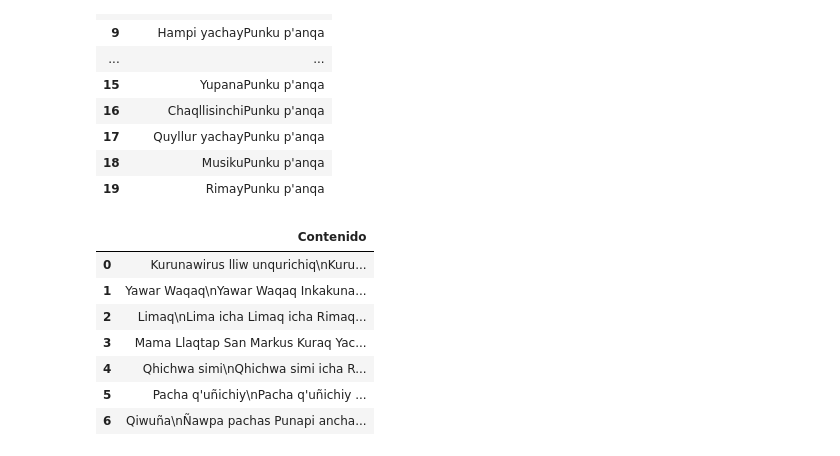
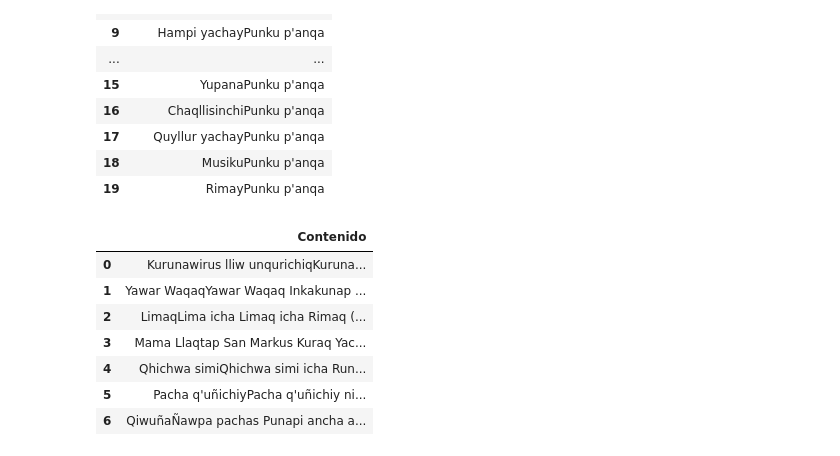
Before and after one commit to TACC-TA/corpus-extraction, a Jupyter notebook: Corpus Extraction/extraction.ipynb, the cells around one changed output. Cells and saved outputs as stored; diff of their text form; code cells hidden in the pictures.

```diff
--- a/Corpus Extraction/extraction.ipynb
+++ b/Corpus Extraction/extraction.ipynb
@@ -88,23 +88,28 @@ display(df)
 | 18 | MusikuPunku p'anqa |
 | 19 | RimayPunku p'anqa |
 # %%
-import pandas as pd
 
 textos = []
-
-# Recorremos todos los elementos div con la clase "NavFrame"
+# Recorremos todos los elementos div con la clase "portada-slider-contingut"
 divs = soup.find_all('div', class_="portada-slider-contingut")
 for div in divs:
-    textos.append(div.text.strip())
+    contenido_limpio = div.text.replace('\n', '')  # Remover los caracteres de nueva línea
+    textos.append(contenido_limpio)
 
 df = pd.DataFrame(textos, columns=["Contenido"])
+# Configurar pandas para mostrar todas las columnas y filas sin truncar
+pd.set_option('display.max_columns', None)
+pd.set_option('display.max_rows', None)
+pd.set_option('display.max_colwidth', None)
+
+# Imprimir el DataFrame como una tabla en el notebook
 display(df)
 # %% [output]
 |  | Contenido |
-| 0 | Kurunawirus lliw unqurichiq\nKuru... |
-| 1 | Yawar Waqaq\nYawar Waqaq Inkakuna... |
-| 2 | Limaq\nLima icha Limaq icha Rimaq... |
+| 0 | Kurunawirus lliw unqurichiqKuruna... |
+| 1 | Yawar WaqaqYawar Waqaq Inkakunap ... |
+| 2 | LimaqLima icha Limaq icha Rimaq (... |
 | 3 | Mama Llaqtap San Markus Kuraq Yac... |
-| 4 | Qhichwa simi\nQhichwa simi icha R... |
-| 5 | Pacha q'uñichiy\nPacha q'uñichiy ... |
-| 6 | Qiwuña\nÑawpa pachas Punapi ancha... |
+| 4 | Qhichwa simiQhichwa simi icha Run... |
+| 5 | Pacha q'uñichiyPacha q'uñichiy ni... |
+| 6 | QiwuñaÑawpa pachas Punapi ancha a... |
```
Also changed, not shown: parts of 2 cells of this notebook.
